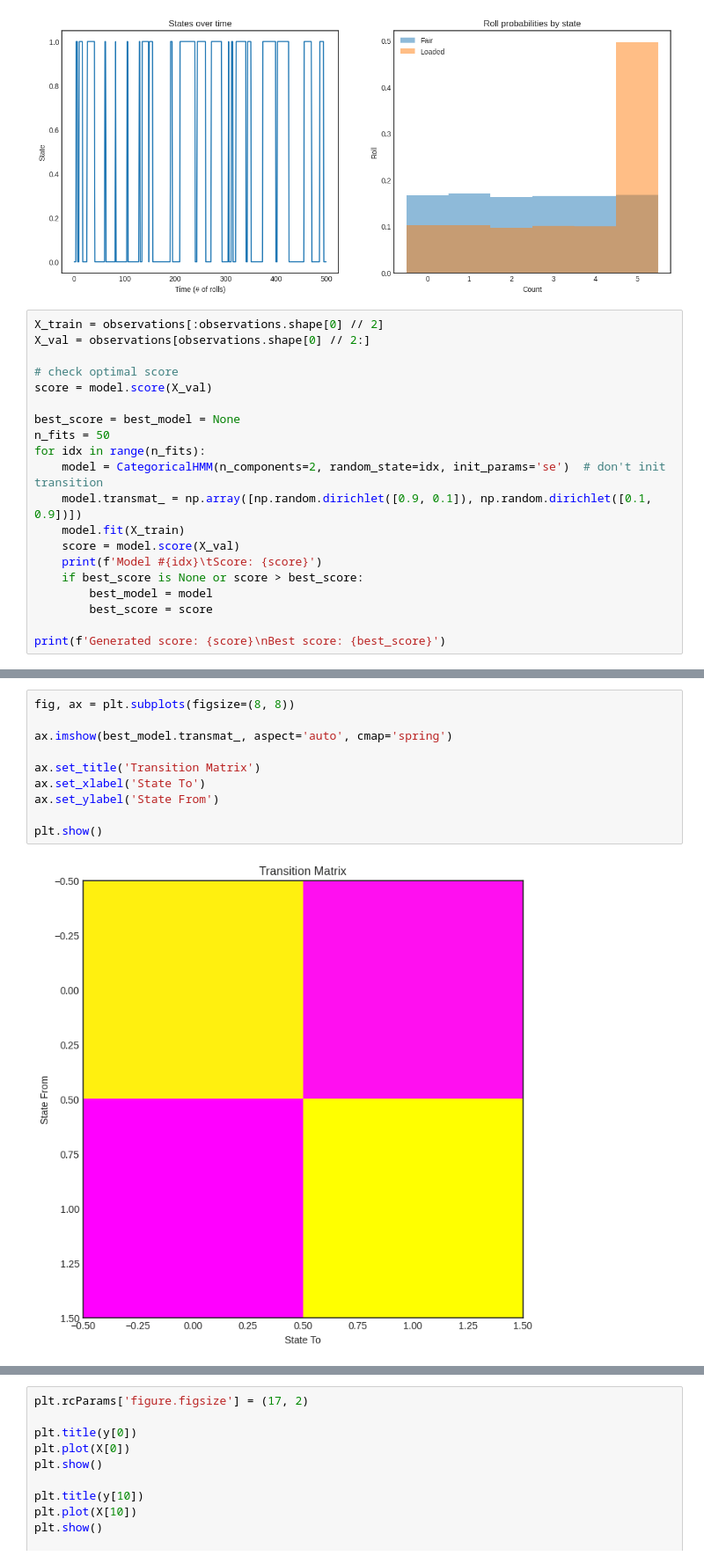
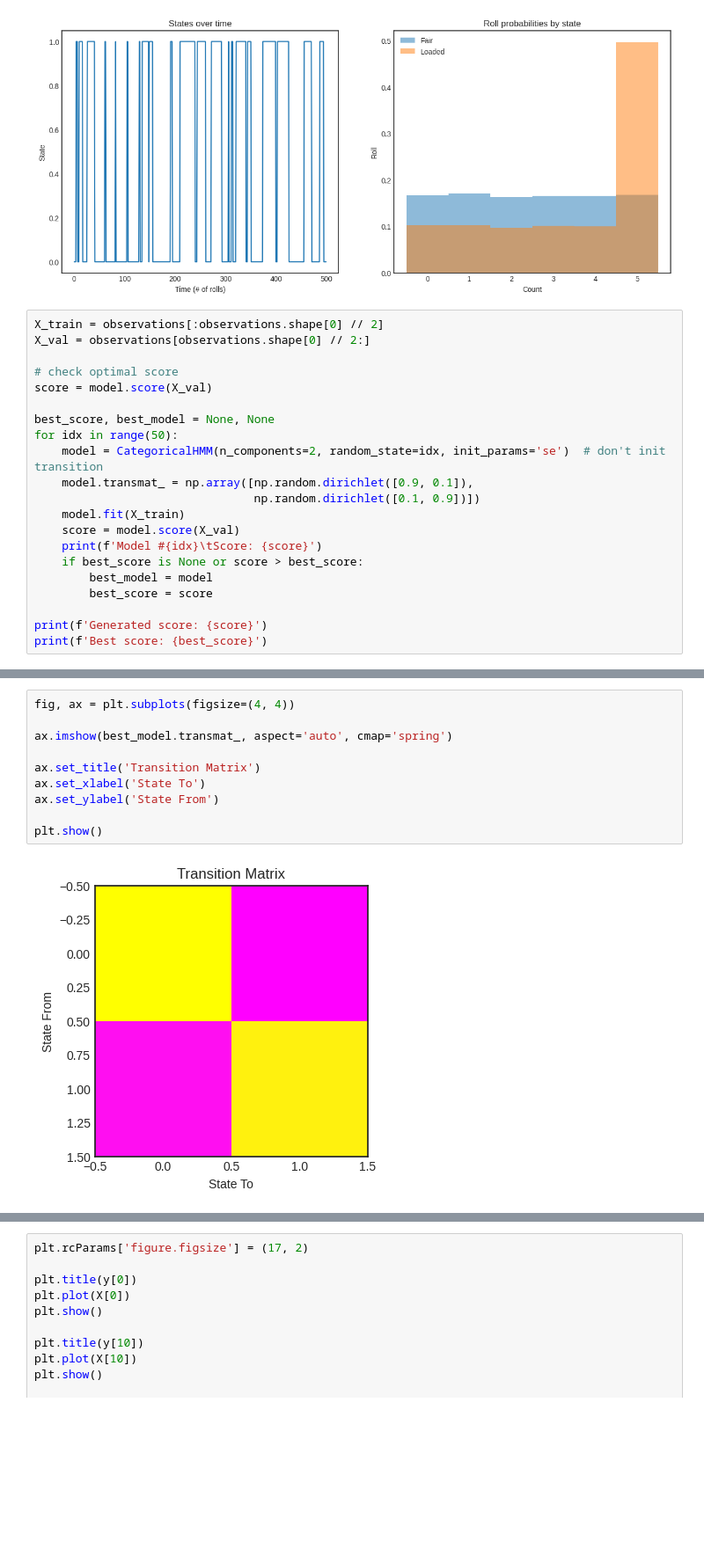
Before and after one commit to snuhcs/time-series-2022, a Jupyter notebook: Notebook/Lecture 4 - Hidden Markov Model.ipynb, the cells around one changed output, grey strips where cells are left out. Shown at 88% size. Drawn from its saved outputs; the diff is of its cells as text; blank space fills up the shorter version.

```diff
--- a/Notebook/Lecture 4 - Hidden Markov Model.ipynb
+++ b/Notebook/Lecture 4 - Hidden Markov Model.ipynb
@@ -279,11 +288,11 @@ X_val = observations[observations.shape[0] // 2:]
 # check optimal score
 score = model.score(X_val)
 
-best_score = best_model = None
-n_fits = 50
-for idx in range(n_fits):
+best_score, best_model = None, None
+for idx in range(50):
     model = CategoricalHMM(n_components=2, random_state=idx, init_params='se')  # don't init transition
-    model.transmat_ = np.array([np.random.dirichlet([0.9, 0.1]), np.random.dirichlet([0.1, 0.9])])
+    model.transmat_ = np.array([np.random.dirichlet([0.9, 0.1]),
+                                np.random.dirichlet([0.1, 0.9])])
     model.fit(X_train)
     score = model.score(X_val)
     print(f'Model #{idx}\tScore: {score}')
@@ -291,5 +300,6 @@ for idx in range(n_fits):
         best_model = model
         best_score = score
 
-print(f'Generated score: {score}\nBest score: {best_score}')
+print(f'Generated score: {score}')
+print(f'Best score: {best_score}')
 # %% [output]
@@ -330,12 +340,12 @@ plt.show()
 # %%
-fig, ax = plt.subplots(figsize=(8, 8))
+fig, ax = plt.subplots(figsize=(4, 4))
 
 ax.imshow(best_model.transmat_, aspect='auto', cmap='spring')
 
 ax.set_title('Transition Matrix')
 ax.set_xlabel('State To')
 ax.set_ylabel('State From')
 
 plt.show()
 # %% [output]
-[figure, old version]
+[figure, new version]
```
Also changed, not shown: parts of 41 cells of this notebook.
